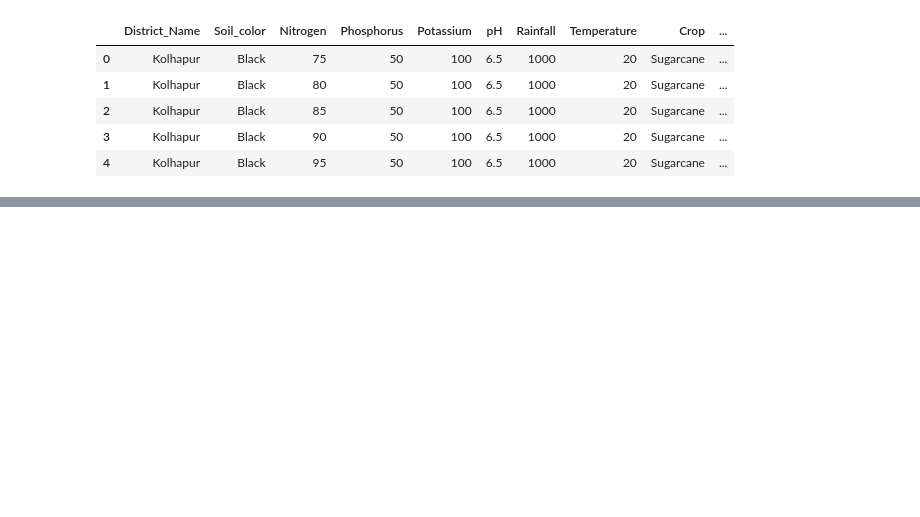
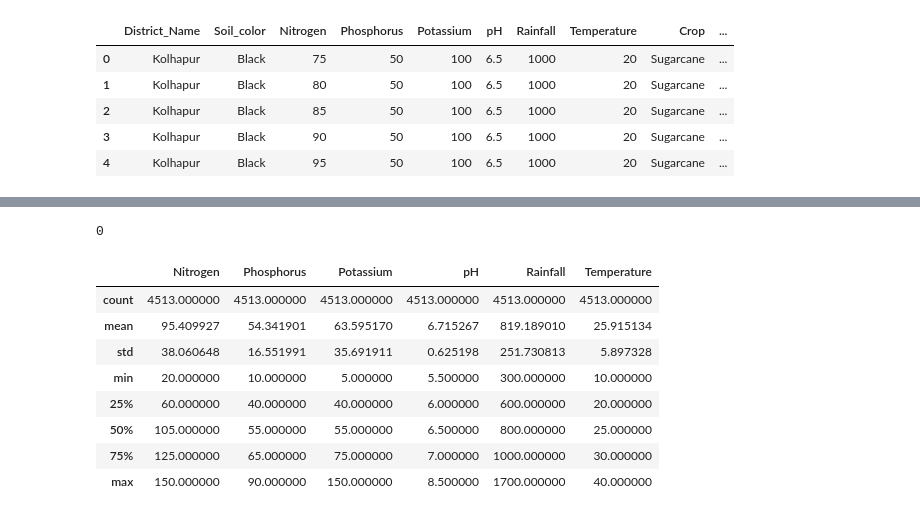
Before and after one commit to pragatidhage/cropRecommendation, a Jupyter notebook: model.ipynb, the cells around one changed output, grey strips where cells are left out. Saved outputs shown, nothing was run; the diff lists cells and outputs as text; code cells hidden in the pictures; blank space fills up the shorter version.

```diff
--- a/model.ipynb
+++ b/model.ipynb
@@ -13,0 +54,16 @@ crop.head()
+# %%
+crop.duplicated().sum()
+# %% [output]
+0
+# %%
+crop.describe()
+# %% [output]
+|  | Nitrogen | Phosphorus | Potassium | pH | Rainfall | Temperature |
+| count | 4513.000000 | 4513.000000 | 4513.000000 | 4513.000000 | 4513.000000 | 4513.000000 |
+| mean | 95.409927 | 54.341901 | 63.595170 | 6.715267 | 819.189010 | 25.915134 |
+| std | 38.060648 | 16.551991 | 35.691911 | 0.625198 | 251.730813 | 5.897328 |
+| min | 20.000000 | 10.000000 | 5.000000 | 5.500000 | 300.000000 | 10.000000 |
+| 25% | 60.000000 | 40.000000 | 40.000000 | 6.000000 | 600.000000 | 20.000000 |
+| 50% | 105.000000 | 55.000000 | 55.000000 | 6.500000 | 800.000000 | 25.000000 |
+| 75% | 125.000000 | 65.000000 | 75.000000 | 7.000000 | 1000.000000 | 30.000000 |
+| max | 150.000000 | 90.000000 | 150.000000 | 8.500000 | 1700.000000 | 40.000000 |
```
Also changed, not shown: parts of 27 cells of this notebook.
